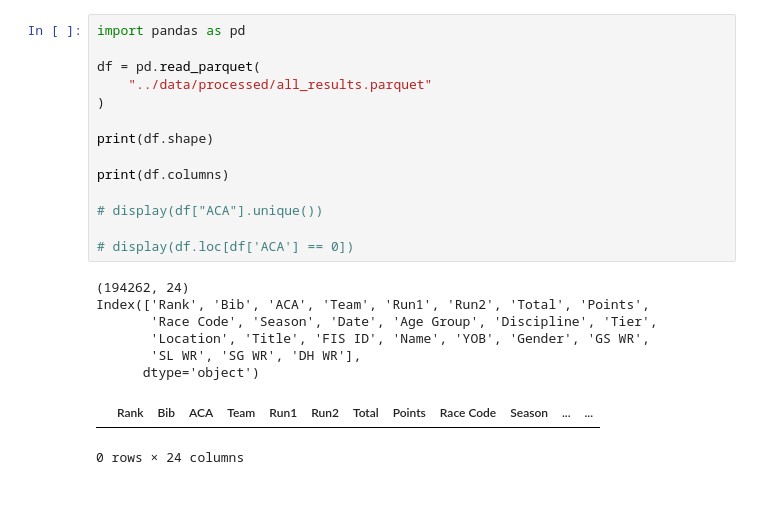
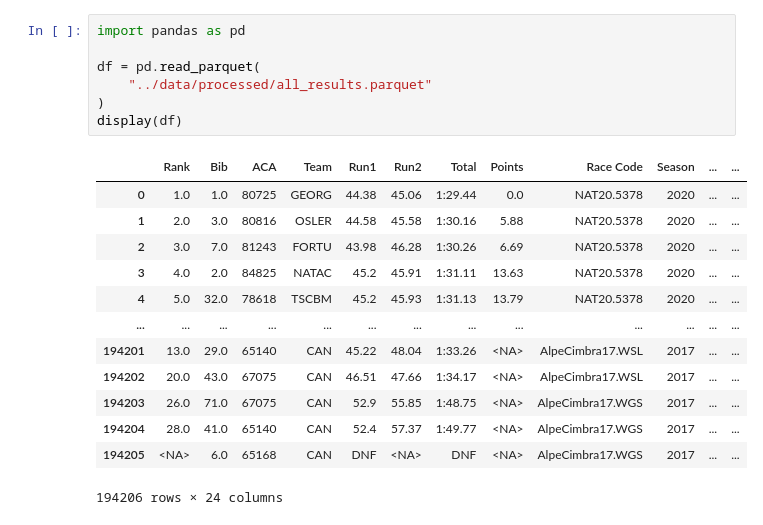
Before and after one commit to jaydenmetcalfe17/training-tracker, a Jupyter notebook: root/python-service/notebooks/01_check_all_results.ipynb, the cells around one changed output. Saved outputs shown, nothing was run; the diff lists cells and outputs as text; blank space fills up the shorter version.

```diff
--- a/root/python-service/notebooks/01_check_all_results.ipynb
+++ b/root/python-service/notebooks/01_check_all_results.ipynb
@@ -1,23 +9,21 @@
 # %%
 import pandas as pd
 
 df = pd.read_parquet(
     "../data/processed/all_results.parquet"
 )
-
-print(df.shape)
-
-print(df.columns)
-
-# display(df["ACA"].unique())
-
-# display(df.loc[df['ACA'] == 0])
+display(df)
 # %% [output]
+|  | Rank | Bib | ACA | Team | Run1 | Run2 | Total | Points | Race Code | Season | ... | ... |
+| 0 | 1.0 | 1.0 | 80725 | GEORG | 44.38 | 45.06 | 1:29.44 | 0.0 | NAT20.5378 | 2020 | ... | ... |
+| 1 | 2.0 | 3.0 | 80816 | OSLER | 44.58 | 45.58 | 1:30.16 | 5.88 | NAT20.5378 | 2020 | ... | ... |
+| 2 | 3.0 | 7.0 | 81243 | FORTU | 43.98 | 46.28 | 1:30.26 | 6.69 | NAT20.5378 | 2020 | ... | ... |
+| 3 | 4.0 | 2.0 | 84825 | NATAC | 45.2 | 45.91 | 1:31.11 | 13.63 | NAT20.5378 | 2020 | ... | ... |
+| 4 | 5.0 | 32.0 | 78618 | TSCBM | 45.2 | 45.93 | 1:31.13 | 13.79 | NAT20.5378 | 2020 | ... | ... |
+| ... | ... | ... | ... | ... | ... | ... | ... | ... | ... | ... | ... | ... |
+| 194201 | 13.0 | 29.0 | 65140 | CAN | 45.22 | 48.04 | 1:33.26 | <NA> | AlpeCimbra17.WSL | 2017 | ... | ... |
+| 194202 | 20.0 | 43.0 | 67075 | CAN | 46.51 | 47.66 | 1:34.17 | <NA> | AlpeCimbra17.WSL | 2017 | ... | ... |
+| 194203 | 26.0 | 71.0 | 67075 | CAN | 52.9 | 55.85 | 1:48.75 | <NA> | AlpeCimbra17.WGS | 2017 | ... | ... |
+| 194204 | 28.0 | 41.0 | 65140 | CAN | 52.4 | 57.37 | 1:49.77 | <NA> | AlpeCimbra17.WGS | 2017 | ... | ... |
+| 194205 | <NA> | 6.0 | 65168 | CAN | DNF | <NA> | DNF | <NA> | AlpeCimbra17.WGS | 2017 | ... | ... |
-(194262, 24)
-Index(['Rank', 'Bib', 'ACA', 'Team', 'Run1', 'Run2', 'Total', 'Points',
-       'Race Code', 'Season', 'Date', 'Age Group', 'Discipline', 'Tier',
-       'Location', 'Title', 'FIS ID', 'Name', 'YOB', 'Gender', 'GS WR',
-       'SL WR', 'SG WR', 'DH WR'],
-      dtype='object')
+194206 rows × 24 columns
-|  | Rank | Bib | ACA | Team | Run1 | Run2 | Total | Points | Race Code | Season | ... | ... |
-0 rows × 24 columns
```
Also changed, not shown: parts of 4 cells of this notebook, 42 other files.
